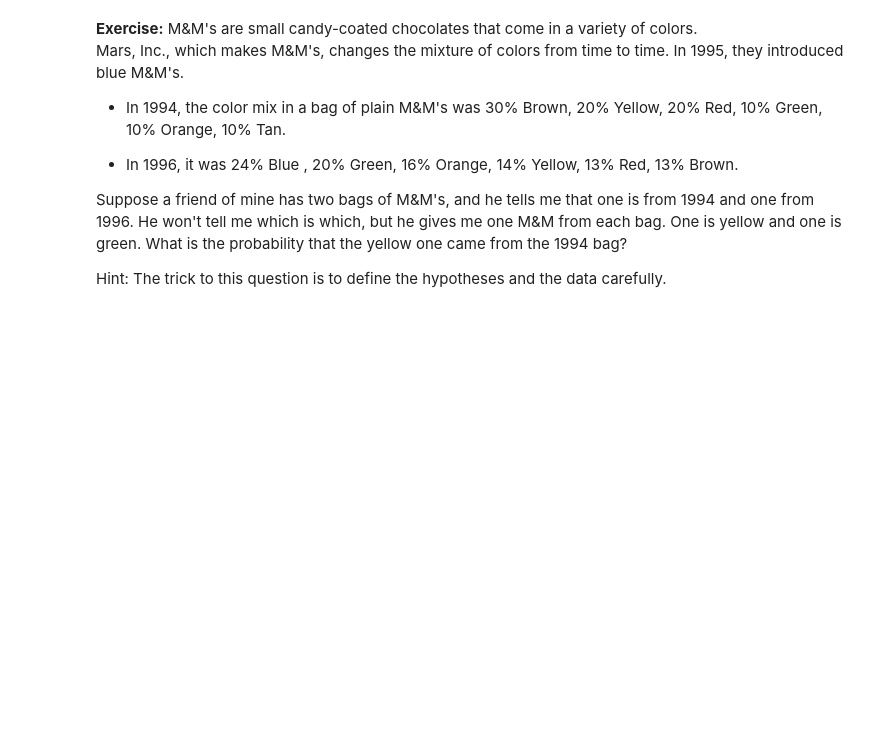
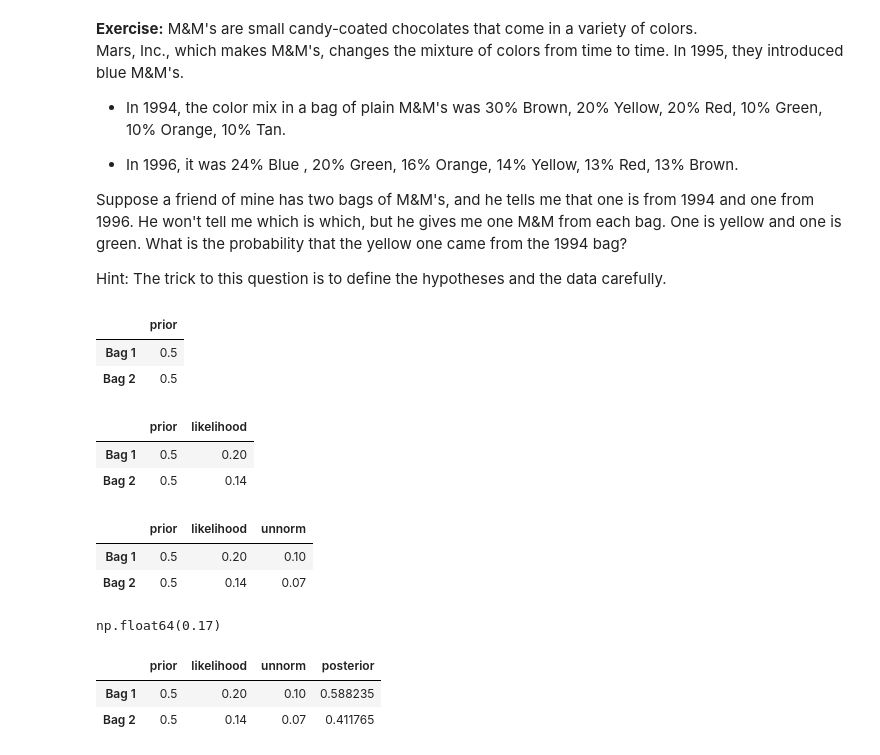
Before and after one commit to sullivankyle06/inference-and-causality-week1, a Jupyter notebook: notebooks/2_InferenceAndCausality_Week1_BayesTheorem.ipynb.ipynb, the cells around one changed output. Drawn from its saved outputs; the diff is of its cells as text; code cells hidden in the pictures; blank space fills up the shorter version.

```diff
--- a/notebooks/2_InferenceAndCausality_Week1_BayesTheorem.ipynb.ipynb
+++ b/notebooks/2_InferenceAndCausality_Week1_BayesTheorem.ipynb.ipynb
@@ -476,2 +478,34 @@ Hint: The trick to this question is to define the hypotheses and the data carefu
+# %%
+mmtable['prior'] = 1/2, 1/2
+mmtable
+# %% [output]
+|  | prior |
+| Bag 1 | 0.5 |
+| Bag 2 | 0.5 |
+# %%
+mmtable['likelihood'] = .2, .14
+mmtable
+# %% [output]
+|  | prior | likelihood |
+| Bag 1 | 0.5 | 0.20 |
+| Bag 2 | 0.5 | 0.14 |
+# %%
+mmtable['unnorm'] = mmtable['prior'] * mmtable['likelihood']
+mmtable
+# %% [output]
+|  | prior | likelihood | unnorm |
+| Bag 1 | 0.5 | 0.20 | 0.10 |
+| Bag 2 | 0.5 | 0.14 | 0.07 |
+# %%
+mmprob_data = mmtable['unnorm'].sum()
+mmprob_data
+# %% [output]
+np.float64(0.17)
 # %%
 # Solution goes here
+mmtable['posterior'] = mmtable['unnorm'] / mmprob_data
+mmtable
+# %% [output]
+|  | prior | likelihood | unnorm | posterior |
+| Bag 1 | 0.5 | 0.20 | 0.10 | 0.588235 |
+| Bag 2 | 0.5 | 0.14 | 0.07 | 0.411765 |
```
Also changed, not shown: parts of 1 cell of this notebook.
